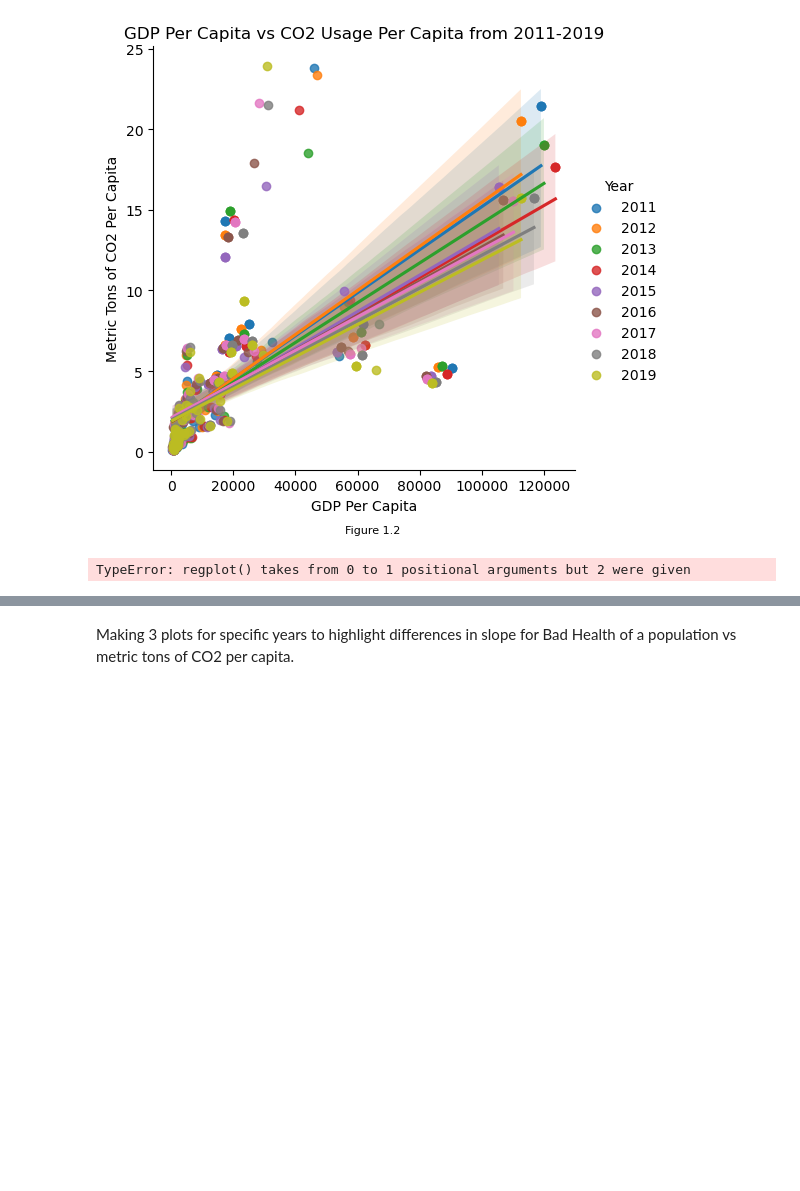
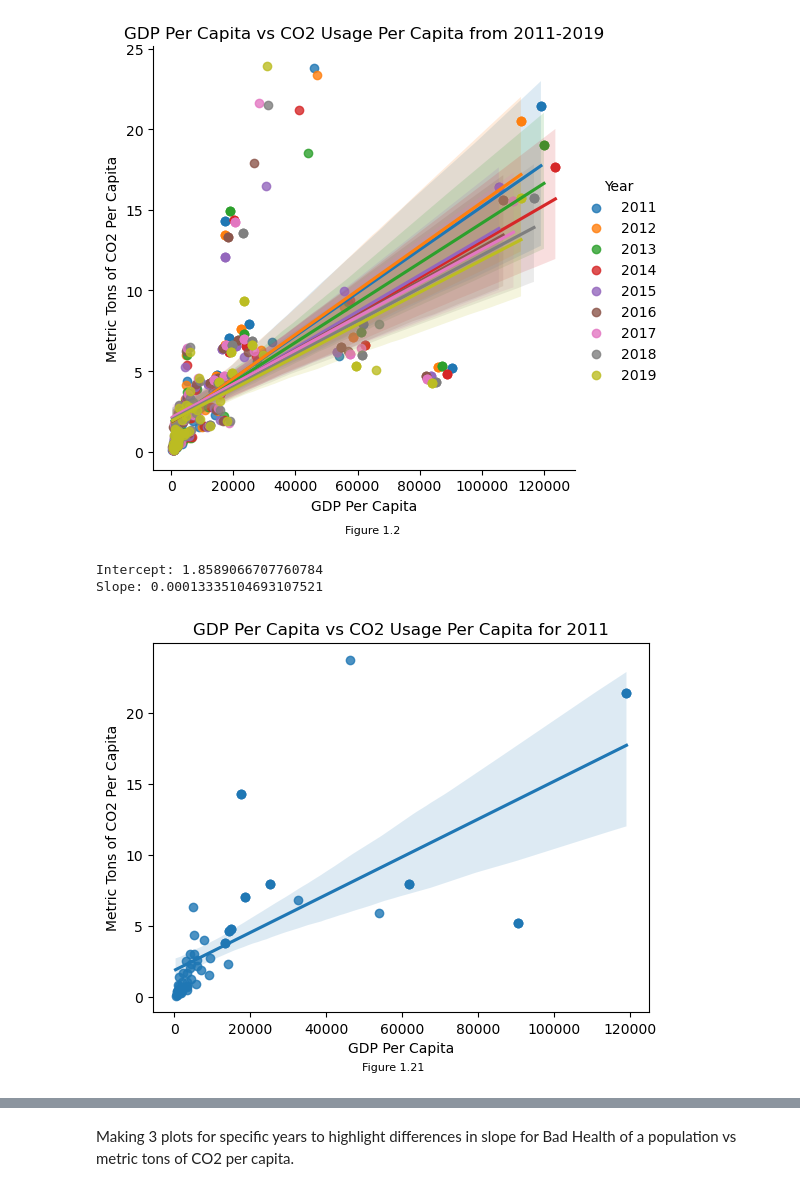
Before and after one commit to AtWillB/INST447-Final, a Jupyter notebook: analysis.ipynb, the cells around one changed output, grey strips where cells are left out. Drawn from its saved outputs; the diff is of its cells as text; code cells hidden in the pictures; blank space fills up the shorter version.

```diff
--- a/analysis.ipynb
+++ b/analysis.ipynb
@@ -127,18 +127,20 @@ Text(0.5, -0.01, 'Figure 1.2')
 [figure]
 # %%
 #Creating a plot for GDP Per capita vs Metric Tons of CO2 per capita for JUST 2011
-plot2011 = sns.regplot(average_processed_df_2011['GDP_per_cap'], average_processed_df_2011['MTCO2_per_cap'])
+plot2011 = sns.regplot(x = average_processed_df_2011['GDP_per_cap'], y = average_processed_df_2011['MTCO2_per_cap'])
 plt.xlabel('GDP Per Capita')
 plt.ylabel('Metric Tons of CO2 Per Capita')
 plt.title('GDP Per Capita vs CO2 Usage Per Capita for 2011')
 plt.figtext(0.5, -0.01, 'Figure 1.21', wrap=True, horizontalalignment='center', fontsize=8)
 
 #Calculating slope and intercept of the graph
 slope, intercept, r, plot2011, sterr = scipy.stats.linregress(x=plot2011.get_lines()[0].get_xdata(), y=plot2011.get_lines()[0].get_ydata())
 print('Intercept:', intercept)
 print('Slope:', slope)
 # %% [output]
-TypeError: regplot() takes from 0 to 1 positional arguments but 2 were given
+Intercept: 1.8589066707760784
+Slope: 0.00013335104693107521
+[figure, added]
 # %%
 #Creating a plot for GDP Per capita vs Metric Tons of CO2 per capita for JUST 2015
 
```
Also changed, not shown: parts of 6 cells of this notebook.
